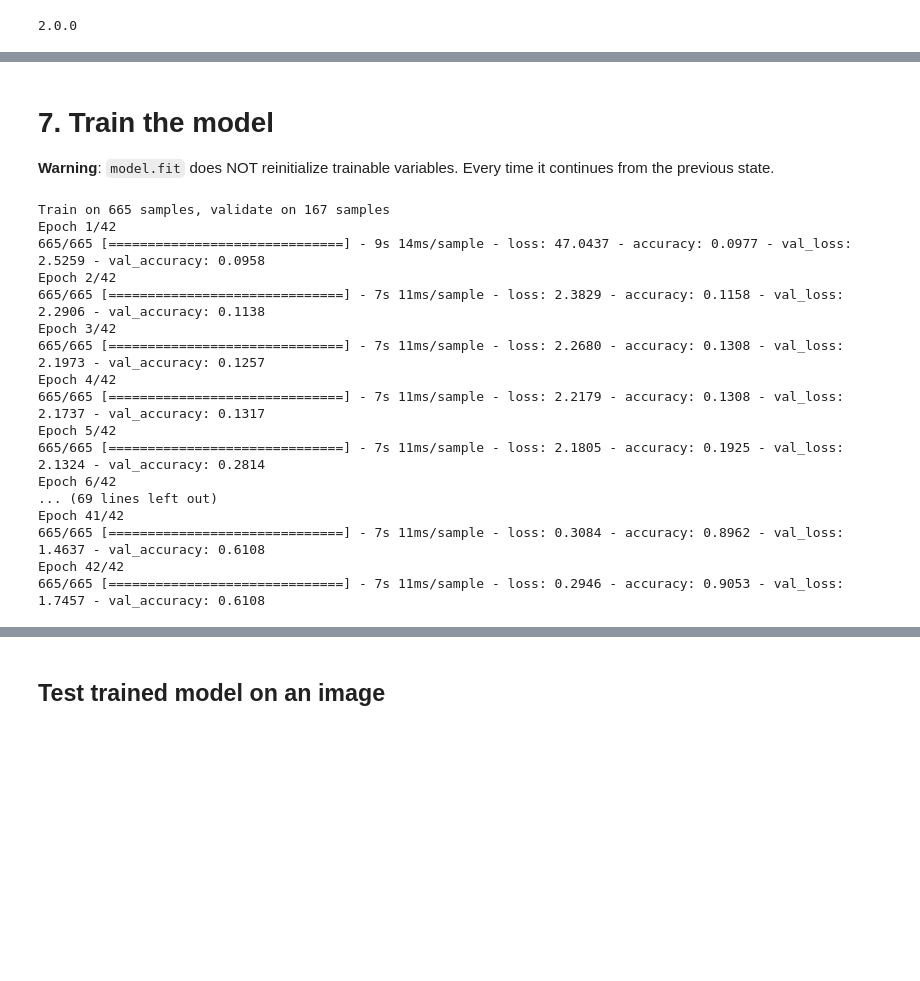
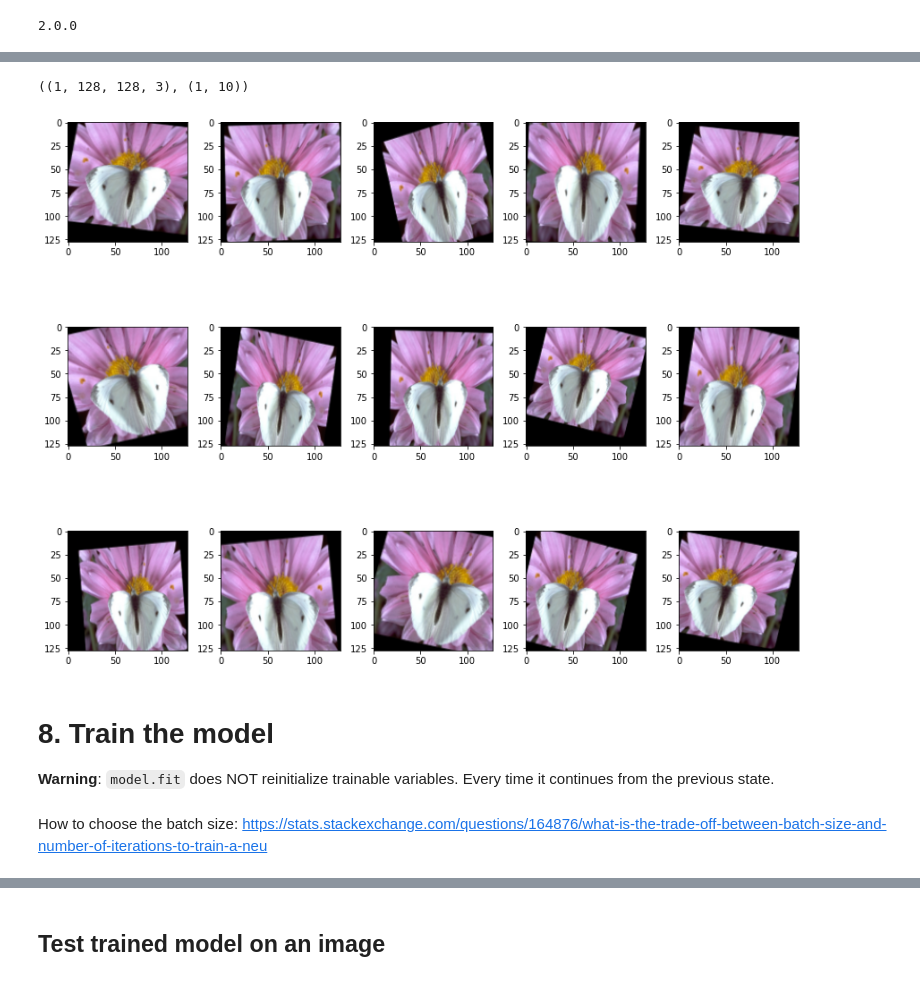
Before and after one commit to hurni/Module-3, a Jupyter notebook: butterfly-classification.ipynb, the cells around one changed output, grey strips where cells are left out. Saved outputs shown, nothing was run; the diff lists cells and outputs as text; code cells hidden in the pictures; blank space fills up the shorter version.

```diff
--- a/butterfly-classification.ipynb
+++ b/butterfly-classification.ipynb
@@ -385,6 +402,40 @@ _________________________________________________________________
+# %%
+# Create augmented image generator
+datagen = tf.keras.preprocessing.image.ImageDataGenerator(
+    rotation_range=15,
+    rescale=1./255,
+    shear_range=0.5,
+    zoom_range=0.2,
+    horizontal_flip=True,
+    width_shift_range=0.1,
+    height_shift_range=0.1,
+)
+
+# fit parameters from data
+datagen.fit(x_train)
+# %%
+# choose image id for plotting
+id = 0
+x_train[id:id+1].shape, y_train[id:id+1].shape
+# %% [output]
+((1, 128, 128, 3), (1, 10))
+# %%
+# Plot augmented examples
+example_generator = datagen.flow(x_train[id:id+1], y_train[id:id+1])
+plt.figure(figsize=(12, 10))
+for i in range(0, 15):
+    plt.subplot(3, 5, i+1)
+    for X_batch, Y_batch in example_generator:
+        image = X_batch[0]
+        plt.imshow(image)
+        break
+plt.tight_layout()
+plt.show()
+# %% [output]
+[figure, added]
 # %% [markdown]
 <a name="trainmodel"></a>
-# 7. Train the model
+# 8. Train the model
 
 **Warning**: `model.fit` does NOT reinitialize trainable variables. Every time it continues from the previous state.
 # %%
@@ -394,29 +445,6 @@ _________________________________________________________________
 # Save the state of the trainable variables after each epoch.
 save_path = 'save/butterfly_{epoch}.ckpt'
 save_callback = tf.keras.callbacks.ModelCheckpoint(filepath=save_path, save_weights_only=True)
-
-
-hist = model.fit(x = x_train,
-                 y = y_train,
-                 epochs = 42,
-                 batch_size = 128,
-                 validation_data = (x_test, y_test),
-                 callbacks = [save_callback])
-# %% [output]
-Train on 665 samples, validate on 167 samples
-Epoch 1/42
-665/665 [==============================] - 9s 14ms/sample - loss: 47.0437 - accuracy: 0.0977 - val_loss: 2.5259 - val_accuracy: 0.0958
-Epoch 2/42
-665/665 [==============================] - 7s 11ms/sample - loss: 2.3829 - accuracy: 0.1158 - val_loss: 2.2906 - val_accuracy: 0.1138
-Epoch 3/42
-665/665 [==============================] - 7s 11ms/sample - loss: 2.2680 - accuracy: 0.1308 - val_loss: 2.1973 - val_accuracy: 0.1257
-Epoch 4/42
-665/665 [==============================] - 7s 11ms/sample - loss: 2.2179 - accuracy: 0.1308 - val_loss: 2.1737 - val_accuracy: 0.1317
-Epoch 5/42
-665/665 [==============================] - 7s 11ms/sample - loss: 2.1805 - accuracy: 0.1925 - val_loss: 2.1324 - val_accuracy: 0.2814
-Epoch 6/42
-... (69 lines left out)
-Epoch 41/42
-665/665 [==============================] - 7s 11ms/sample - loss: 0.3084 - accuracy: 0.8962 - val_loss: 1.4637 - val_accuracy: 0.6108
-Epoch 42/42
-665/665 [==============================] - 7s 11ms/sample - loss: 0.2946 - accuracy: 0.9053 - val_loss: 1.7457 - val_accuracy: 0.6108
+# %% [markdown]
+How to choose the batch size:
+https://stats.stackexchange.com/questions/164876/what-is-the-trade-off-between-batch-size-and-number-of-iterations-to-train-a-neu
```
Also changed, not shown: parts of 13 cells of this notebook.
